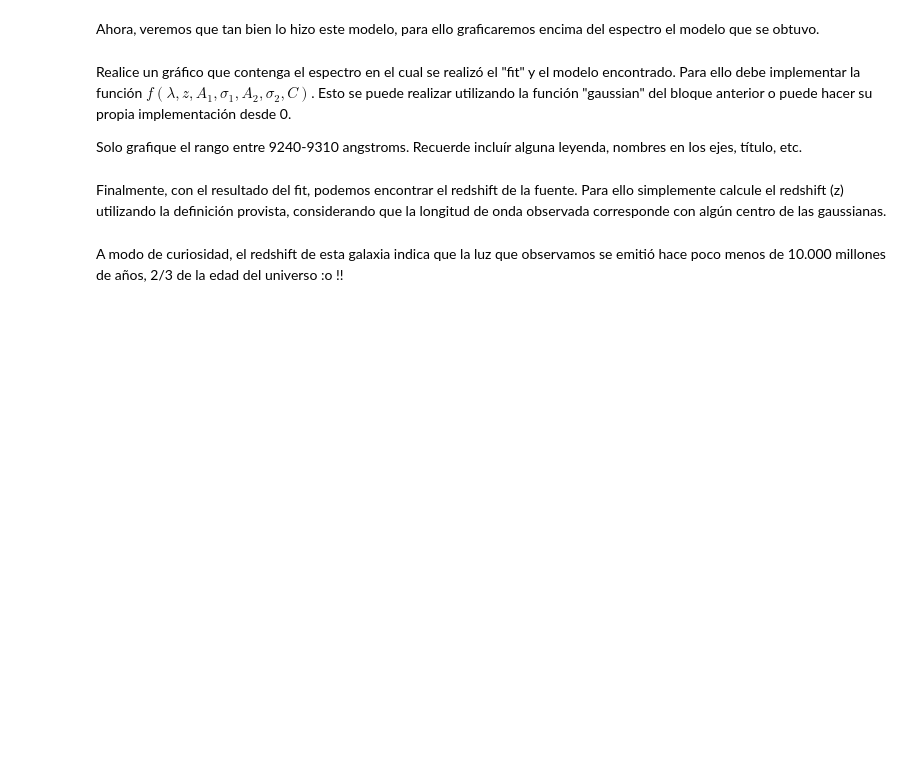
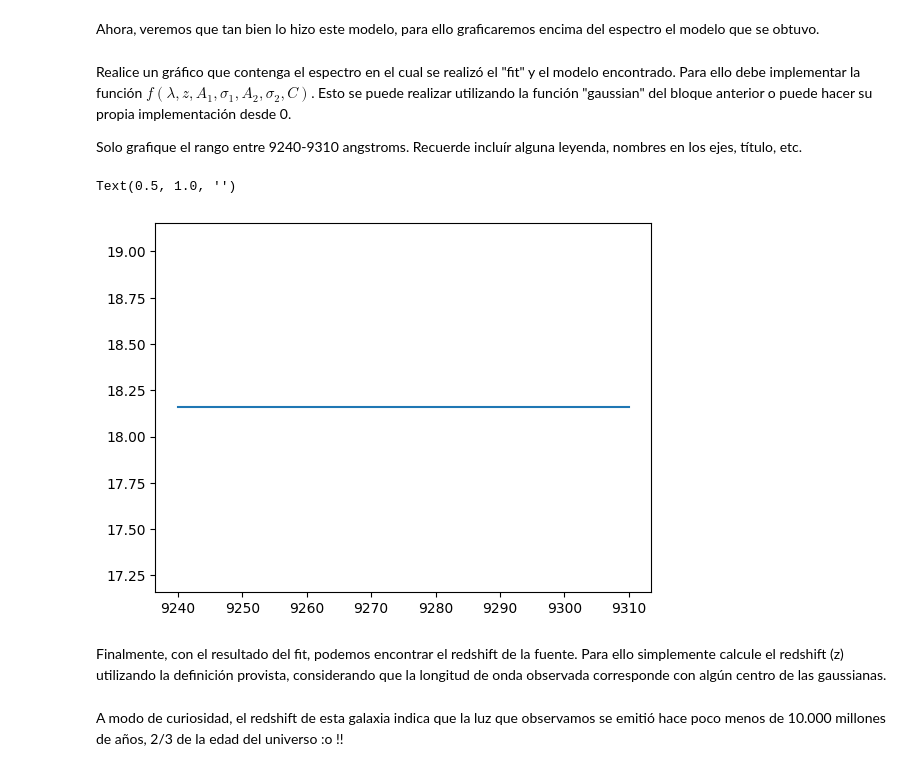
Before and after one commit to gustavocardoza/Tarea-4, a Jupyter notebook: Tarea4.ipynb, the cells around one changed output. Drawn from its saved outputs; the diff is of its cells as text; code cells hidden in the pictures; blank space fills up the shorter version.

```diff
--- a/Tarea4.ipynb
+++ b/Tarea4.ipynb
@@ -334,3 +361,35 @@ Solo grafique el rango entre 9240-9310 angstroms. Recuerde incluír alguna leyen
+# %%
+# Funcion f
+def funcion_modelo(r_long_onda, z, A1, sigma1, A2, sigma2, C):
+    lambda0_1 = 3727.092
+    lambda0_2 = 3729.875
+    return (gaussian(r_long_onda, (1 + z) * lambda0_1, sigma1, A1) + gaussian(r_long_onda, (1 + z) * lambda0_2, sigma2, A2) + C)
+
+# Rango de longitud de onda
+lmin = 9240
+lmax = 9310
+rango = np.linspace(lmin, lmax, 1000)
+
+center1 = 9304.98
+fwhm1 = 0.855979
+peak1 = 1.32066e+08
+
+center2 = 9304.98
+fwhm2 = 0.855979
+peak2 = -1.32065e+08
+
+
+
+
+# Evaluar el modelo
+model = funcion_modelo(rango, z, A1, sigma1, A2, sigma2, C)
+
+# Inserte aquí su gráfico:
+plt.plot(rango, model)
+plt.title('')
+# %% [output]
+Text(0.5, 1.0, '')
+[figure, added]
 # %% [markdown]
 Finalmente, con el resultado del fit, podemos encontrar el redshift de la fuente. Para ello simplemente calcule el redshift (z) utilizando la definición provista, considerando que la longitud de onda observada corresponde con algún centro de las gaussianas.
 # %%
```
Also changed, not shown: parts of 10 cells of this notebook.
